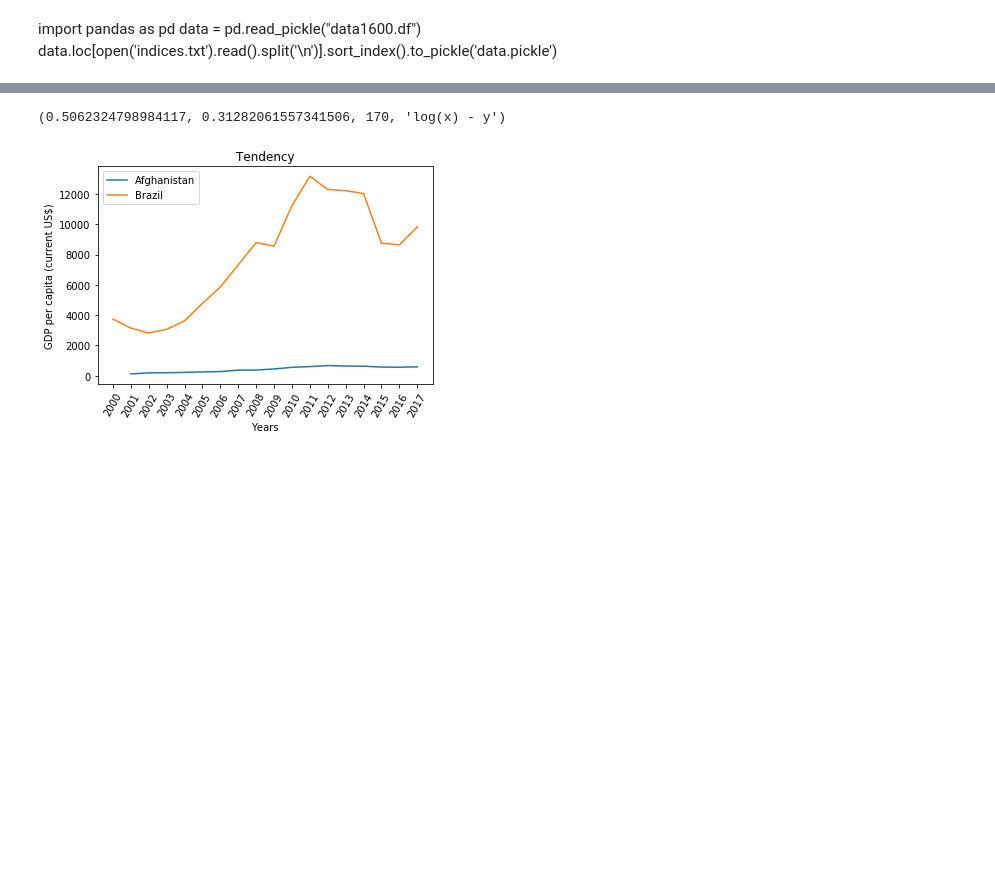
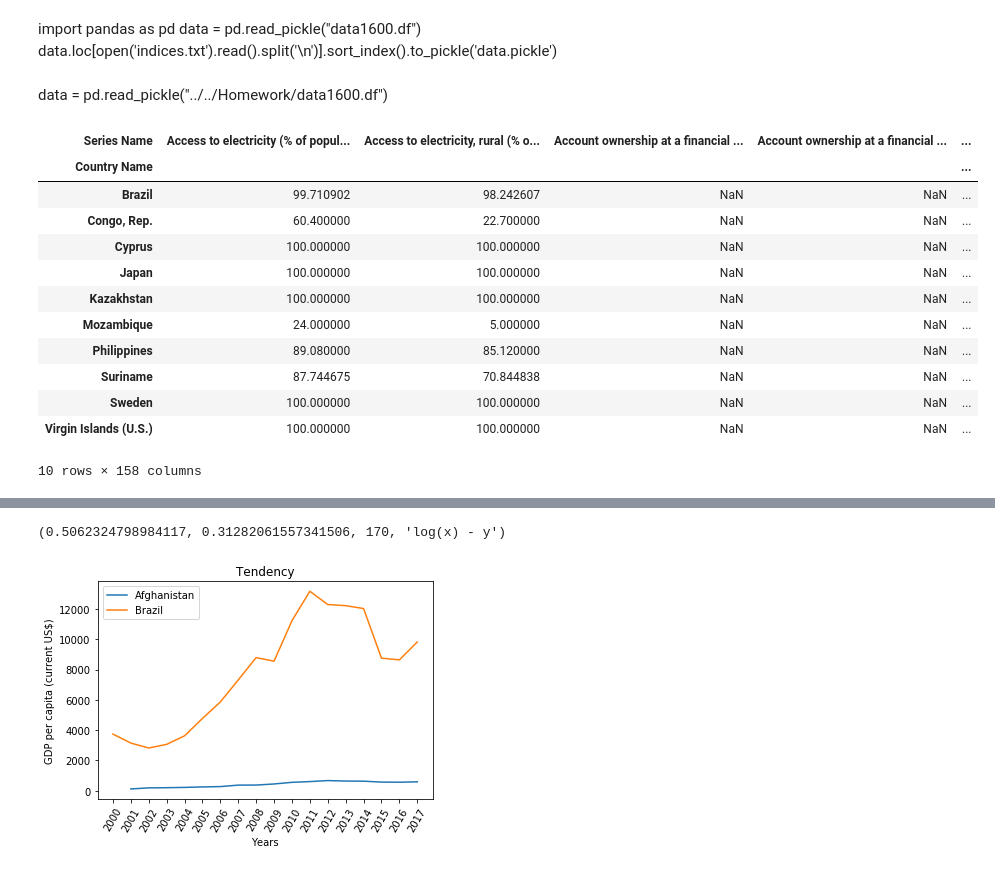
Before and after one commit to Kalysthos/P4DS-Homework, a Jupyter notebook: New/Teste.ipynb, the cells around one changed output, grey strips where cells are left out. Cells and saved outputs as stored; diff of their text form; code cells hidden in the pictures; blank space fills up the shorter version.

```diff
--- a/New/Teste.ipynb
+++ b/New/Teste.ipynb
@@ -2,5 +2,7 @@
 import pandas as pd
 data = pd.read_pickle("data1600.df")
 data.loc[open('indices.txt').read().split('\n')].sort_index().to_pickle('data.pickle')
+# %% [markdown]
+data = pd.read_pickle("../../Homework/data1600.df")
 # %%
 import pandas as pd
@@ -8,3 +12,5 @@ from scatter import scatter
 from plots import trend, xsml, trend_years
 data = pd.read_pickle("data.pickle")
 corr = pd.read_pickle("corrGDP2017.pickle")
+# %%
+paises = list(set(data.index.get_level_values(1)))
@@ -10,0 +20,16 @@ corr = pd.read_pickle("corrGDP2017.pickle")
+# %%
+data[['2015']].reset_index().set_index('Country Name').loc[paises[:10]].reset_index().pivot(index='Country Name', columns='Series Name', values='2015')
+# %% [output]
+| Series Name | Access to electricity (% of popul... | Access to electricity, rural (% o... | Account ownership at a financial ... | Account ownership at a financial ... | ... |
+| Country Name |  |  |  |  | ... |
+| Brazil | 99.710902 | 98.242607 | NaN | NaN | ... |
+| Congo, Rep. | 60.400000 | 22.700000 | NaN | NaN | ... |
+| Cyprus | 100.000000 | 100.000000 | NaN | NaN | ... |
+| Japan | 100.000000 | 100.000000 | NaN | NaN | ... |
+| Kazakhstan | 100.000000 | 100.000000 | NaN | NaN | ... |
+| Mozambique | 24.000000 | 5.000000 | NaN | NaN | ... |
+| Philippines | 89.080000 | 85.120000 | NaN | NaN | ... |
+| Suriname | 87.744675 | 70.844838 | NaN | NaN | ... |
+| Sweden | 100.000000 | 100.000000 | NaN | NaN | ... |
+| Virgin Islands (U.S.) | 100.000000 | 100.000000 | NaN | NaN | ... |
+10 rows × 158 columns
```
Also changed, not shown: parts of 5 cells of this notebook, 1 other file.
